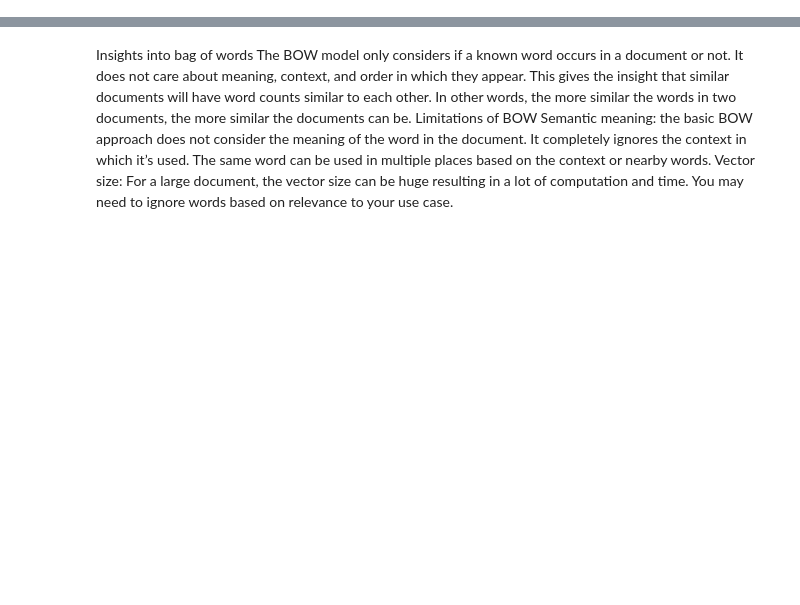
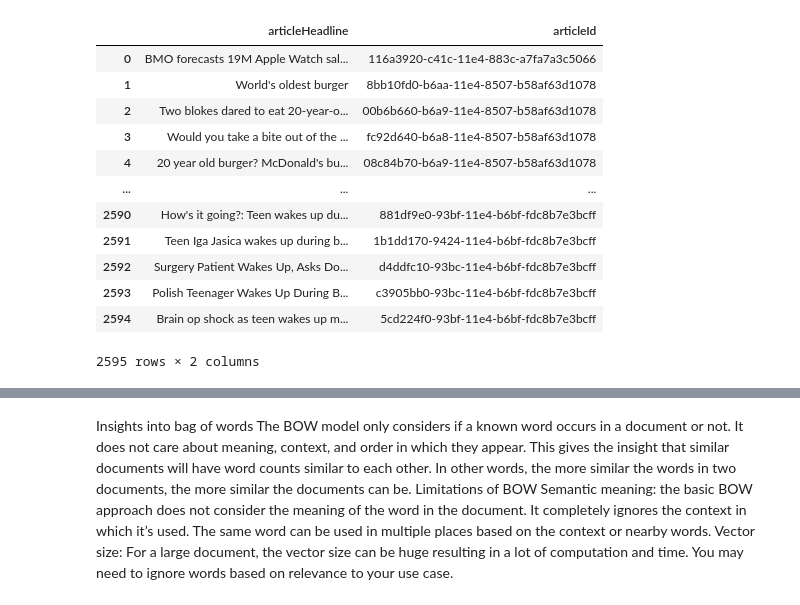
Before and after one commit to nikhilsaldanha/stance-detection, a Jupyter notebook: notebooks/NLP.ipynb, the cells around one changed output, grey strips where cells are left out. Saved outputs shown, nothing was run; the diff lists cells and outputs as text; code cells hidden in the pictures; blank space fills up the shorter version.

```diff
--- a/notebooks/NLP.ipynb
+++ b/notebooks/NLP.ipynb
@@ -7,6 +13,21 @@ roughDat= pd.read_csv("../data/emergent/url-versions-2015-06-14-clean.csv")
 # %%
 #removes unnecessary columns.
-roughDat = roughDat.drop(columns=['Unnamed: 0', 'articleHeadline',
-       'articleId', 'articleHeadlineStance'])
+roughDat = roughDat.drop(columns=['Unnamed: 0', 'claimHeadline',
+       'claimId', 'articleHeadlineStance'])
+roughDat.drop_duplicates()
+# %% [output]
+|  | articleHeadline | articleId |
+| 0 | BMO forecasts 19M Apple Watch sal... | 116a3920-c41c-11e4-883c-a7fa7a3c5066 |
+| 1 | World's oldest burger | 8bb10fd0-b6aa-11e4-8507-b58af63d1078 |
+| 2 | Two blokes dared to eat 20-year-o... | 00b6b660-b6a9-11e4-8507-b58af63d1078 |
+| 3 | Would you take a bite out of the ... | fc92d640-b6a8-11e4-8507-b58af63d1078 |
+| 4 | 20 year old burger? McDonald's bu... | 08c84b70-b6a9-11e4-8507-b58af63d1078 |
+| ... | ... | ... |
+| 2590 | How's it going?: Teen wakes up du... | 881df9e0-93bf-11e4-b6bf-fdc8b7e3bcff |
+| 2591 | Teen Iga Jasica wakes up during b... | 1b1dd170-9424-11e4-b6bf-fdc8b7e3bcff |
+| 2592 | Surgery Patient Wakes Up, Asks Do... | d4ddfc10-93bc-11e4-b6bf-fdc8b7e3bcff |
+| 2593 | Polish Teenager Wakes Up During B... | c3905bb0-93bc-11e4-b6bf-fdc8b7e3bcff |
+| 2594 | Brain op shock as teen wakes up m... | 5cd224f0-93bf-11e4-b6bf-fdc8b7e3bcff |
+2595 rows × 2 columns
 # %%
 #checks in the data if there is a question mark in the end.
```
Also changed, not shown: parts of 7 cells of this notebook, 1 other file.
